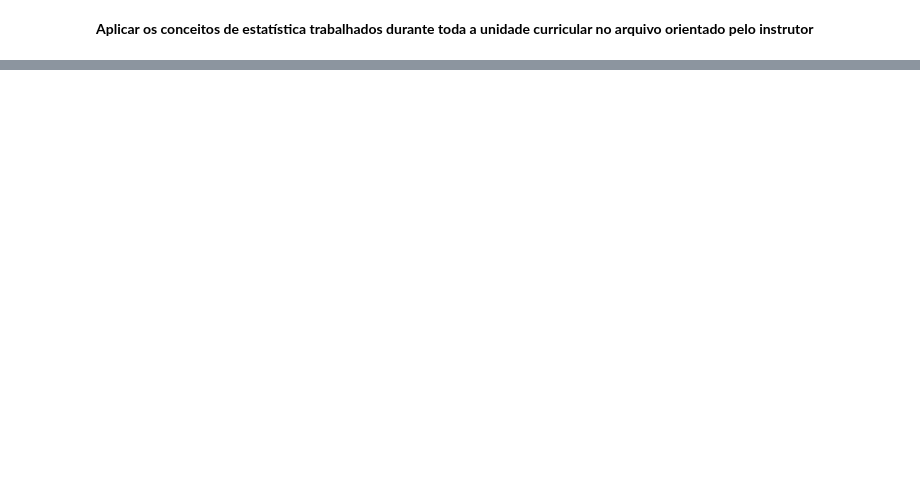
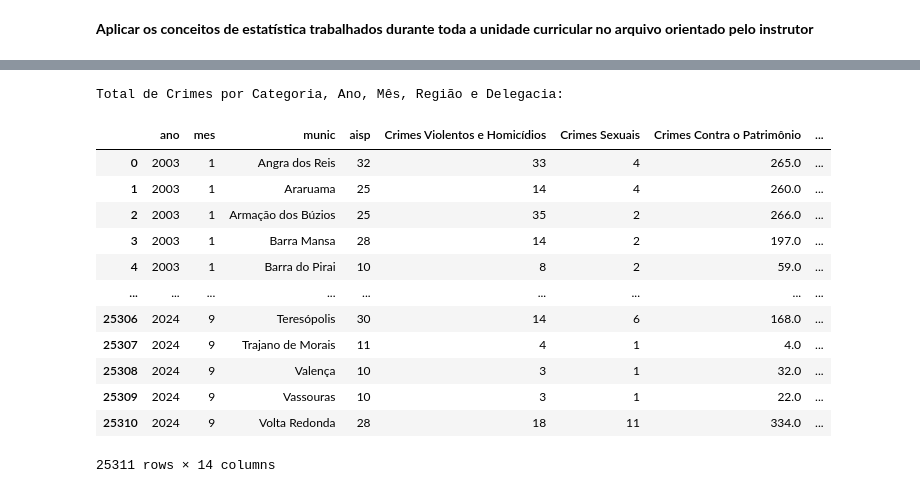
Before and after one commit to jnascimentoc/Projeto-Final-Mulheres-Tech-Senac, a Jupyter notebook: Etapa1.ipynb, the cells around one changed output, grey strips where cells are left out. Drawn from its saved outputs; the diff is of its cells as text; code cells hidden in the pictures; blank space fills up the shorter version.

```diff
--- a/Etapa1.ipynb
+++ b/Etapa1.ipynb
@@ -217,0 +255,18 @@ display(df_estatisticas_crimes)
+# %%
+# Cria um DataFrame para armazenar os totais de crimes por categoria, mês e ano
+totais_mensais_por_categoria = pd.DataFrame()
+
+# Loop por cada categoria e soma os crimes mensais e anuais
+for categoria, crimes_list in categoria_crimes.items():
+    # Soma os valores dos crimes da categoria por mês e ano
+    totais_categoria = dados.groupby(['ano', 'mes'])[crimes_list].sum().sum(axis=1)
+
+    # Armazena os resultados na estrutura de dados
+    totais_mensais_por_categoria[categoria] = totais_categoria
+
+# Resetando o índice para que 'ano' e 'mes' se tornem colunas
+totais_mensais_por_categoria = totais_mensais_por_categoria.reset_index()
+
+# Exibe o DataFrame resultante
+print("\nTotal de Crimes por Categoria, Mês e Ano:")
+display(totais_mensais_por_categoria)
@@ -217,0 +288,32 @@ display(df_estatisticas_crimes)
+# %%
+totais_por_categoria = pd.DataFrame()
+
+# Loop por cada categoria e soma os crimes por ano, mês, região e delegacia
+for categoria, crimes_list in categoria_crimes.items():
+    # Soma os valores dos crimes da categoria por ano, mês, região e delegacia
+    totais_categoria = dados.groupby(['ano', 'mes', 'munic', 'aisp'])[crimes_list].sum().sum(axis=1)
+
+    # Armazena os resultados na estrutura de dados
+    totais_por_categoria[categoria] = totais_categoria
+
+# Resetando o índice para que 'ano', 'mes', 'regiao', e 'cisp' se tornem colunas
+totais_por_categoria = totais_por_categoria.reset_index()
+
+# Exibe o DataFrame resultante
+print("\nTotal de Crimes por Categoria, Ano, Mês, Região e Delegacia:")
+display(totais_por_categoria)
+# %% [output]
+Total de Crimes por Categoria, Ano, Mês, Região e Delegacia:
+|  | ano | mes | munic | aisp | Crimes Violentos e Homicídios | Crimes Sexuais | Crimes Contra o Patrimônio | ... |
+| 0 | 2003 | 1 | Angra dos Reis | 32 | 33 | 4 | 265.0 | ... |
+| 1 | 2003 | 1 | Araruama | 25 | 14 | 4 | 260.0 | ... |
+| 2 | 2003 | 1 | Armação dos Búzios | 25 | 35 | 2 | 266.0 | ... |
+| 3 | 2003 | 1 | Barra Mansa | 28 | 14 | 2 | 197.0 | ... |
+| 4 | 2003 | 1 | Barra do Pirai | 10 | 8 | 2 | 59.0 | ... |
+| ... | ... | ... | ... | ... | ... | ... | ... | ... |
+| 25306 | 2024 | 9 | Teresópolis | 30 | 14 | 6 | 168.0 | ... |
+| 25307 | 2024 | 9 | Trajano de Morais | 11 | 4 | 1 | 4.0 | ... |
+| 25308 | 2024 | 9 | Valença | 10 | 3 | 1 | 32.0 | ... |
+| 25309 | 2024 | 9 | Vassouras | 10 | 3 | 1 | 22.0 | ... |
+| 25310 | 2024 | 9 | Volta Redonda | 28 | 18 | 11 | 334.0 | ... |
+25311 rows × 14 columns
```
Also changed, not shown: parts of 10 cells of this notebook.
